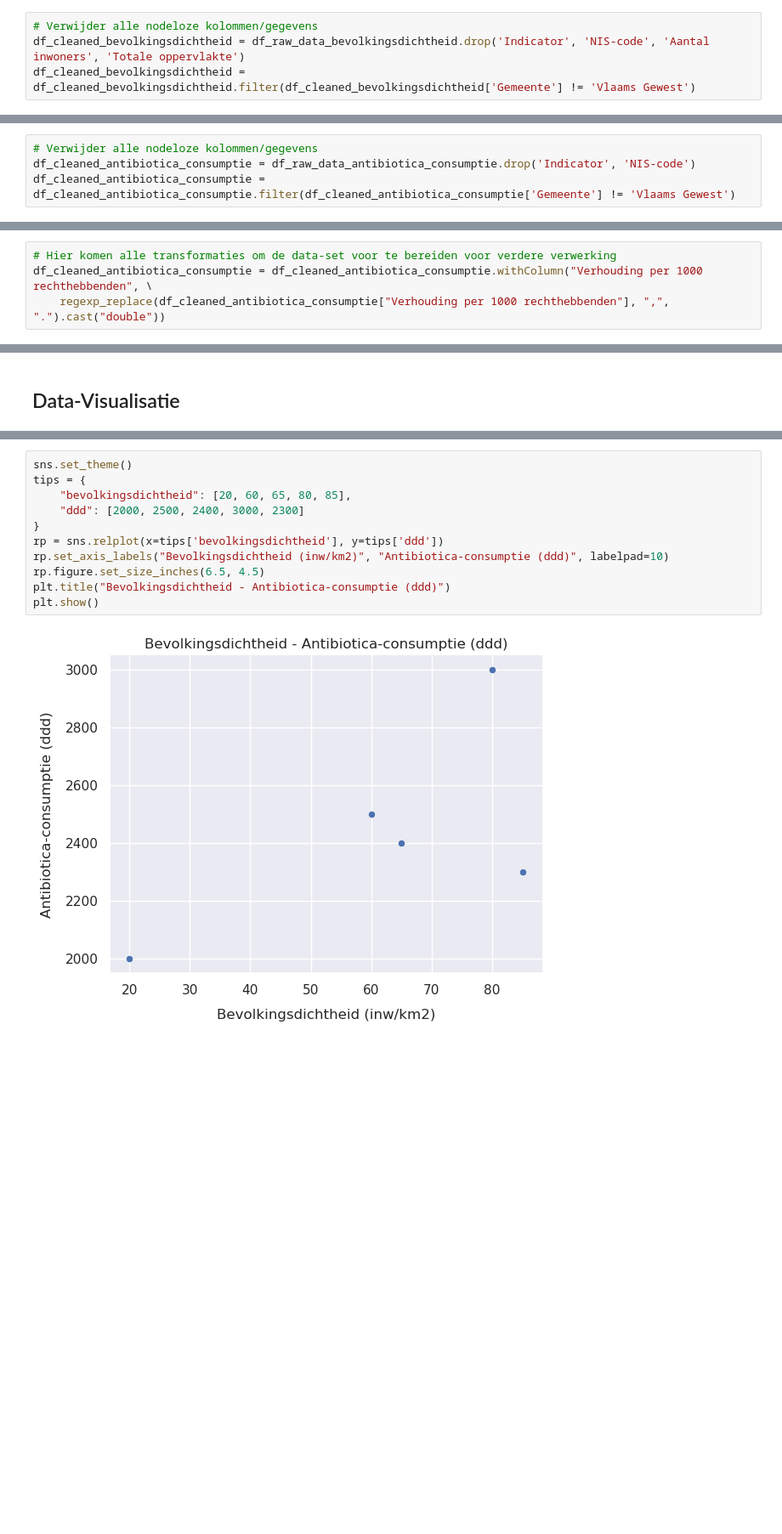
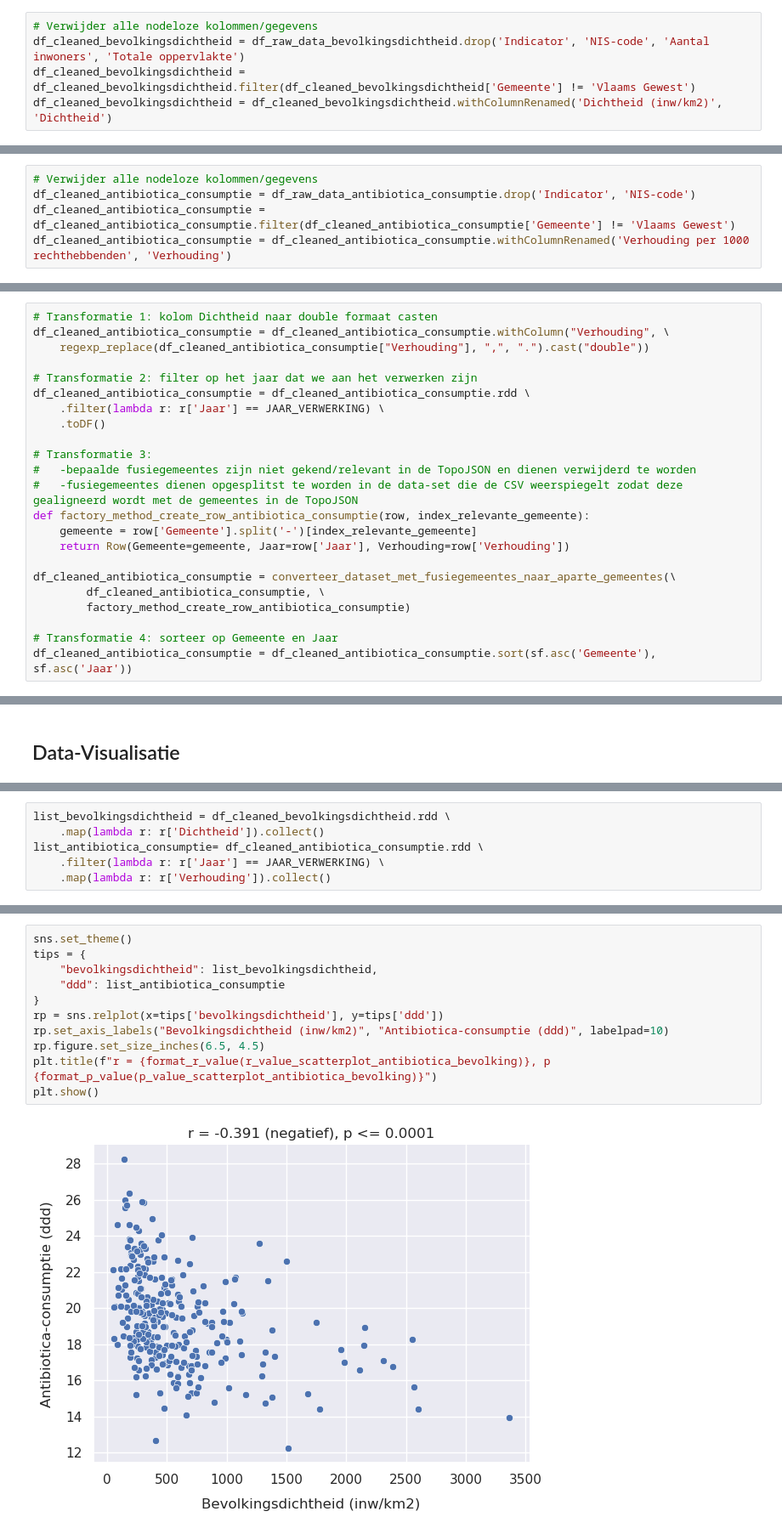
Before and after one commit to jkeustermans/DataVisualization, a Jupyter notebook: Project-Data-Visualization.ipynb, the cells around one changed output, grey strips where cells are left out. Shown at 85% size. Drawn from its saved outputs; the diff is of its cells as text; blank space fills up the shorter version.

Commit message:
Data Transformaties voor Bevolkingsdichtheid en Antibiotica-consumptie aanpassen inzake fusiegemeentes en afbeelden Scatterplot Bevolkingsdichtheid-Antibiotica met reele data

```diff
--- a/Project-Data-Visualization.ipynb
+++ b/Project-Data-Visualization.ipynb
@@ -83,6 +148,7 @@ Daarna verwijderen we alle gegevens van de data-set die we niet nodig hebben.
 # Verwijder alle nodeloze kolommen/gegevens
 df_cleaned_bevolkingsdichtheid = df_raw_data_bevolkingsdichtheid.drop('Indicator', 'NIS-code', 'Aantal inwoners', 'Totale oppervlakte')
 df_cleaned_bevolkingsdichtheid = df_cleaned_bevolkingsdichtheid.filter(df_cleaned_bevolkingsdichtheid['Gemeente'] != 'Vlaams Gewest')
+df_cleaned_bevolkingsdichtheid = df_cleaned_bevolkingsdichtheid.withColumnRenamed('Dichtheid (inw/km2)', 'Dichtheid')
 # %% [markdown]
 ### Basiscontroles
 # %% [markdown]
@@ -155,6 +245,7 @@ Daarna verwijderen we alle gegevens van de data-set die we niet nodig hebben.
 # Verwijder alle nodeloze kolommen/gegevens
 df_cleaned_antibiotica_consumptie = df_raw_data_antibiotica_consumptie.drop('Indicator', 'NIS-code')
 df_cleaned_antibiotica_consumptie = df_cleaned_antibiotica_consumptie.filter(df_cleaned_antibiotica_consumptie['Gemeente'] != 'Vlaams Gewest')
+df_cleaned_antibiotica_consumptie = df_cleaned_antibiotica_consumptie.withColumnRenamed('Verhouding per 1000 rechthebbenden', 'Verhouding')
 # %% [markdown]
 ### Basiscontroles
 # %% [markdown]
@@ -181,7 +276,26 @@ We transformeren vervolgens de data in een formaat waar we makkelijk mee kunnen
 # %%
-# Hier komen alle transformaties om de data-set voor te bereiden voor verdere verwerking
-df_cleaned_antibiotica_consumptie = df_cleaned_antibiotica_consumptie.withColumn("Verhouding per 1000 rechthebbenden", \
-    regexp_replace(df_cleaned_antibiotica_consumptie["Verhouding per 1000 rechthebbenden"], ",", ".").cast("double"))
+# Transformatie 1: kolom Dichtheid naar double formaat casten
+df_cleaned_antibiotica_consumptie = df_cleaned_antibiotica_consumptie.withColumn("Verhouding", \
+    regexp_replace(df_cleaned_antibiotica_consumptie["Verhouding"], ",", ".").cast("double"))
+
+# Transformatie 2: filter op het jaar dat we aan het verwerken zijn
+df_cleaned_antibiotica_consumptie = df_cleaned_antibiotica_consumptie.rdd \
+    .filter(lambda r: r['Jaar'] == JAAR_VERWERKING) \
+    .toDF()
+
+# Transformatie 3:
+#   -bepaalde fusiegemeentes zijn niet gekend/relevant in de TopoJSON en dienen verwijderd te worden
+#   -fusiegemeentes dienen opgesplitst te worden in de data-set die de CSV weerspiegelt zodat deze gealigneerd wordt met de gemeentes in de TopoJSON
+def factory_method_create_row_antibiotica_consumptie(row, index_relevante_gemeente):
+    gemeente = row['Gemeente'].split('-')[index_relevante_gemeente]
+    return Row(Gemeente=gemeente, Jaar=row['Jaar'], Verhouding=row['Verhouding'])
+
+df_cleaned_antibiotica_consumptie = converteer_dataset_met_fusiegemeentes_naar_aparte_gemeentes(\
+        df_cleaned_antibiotica_consumptie, \
+        factory_method_create_row_antibiotica_consumptie)
+
+# Transformatie 4: sorteer op Gemeente en Jaar
+df_cleaned_antibiotica_consumptie = df_cleaned_antibiotica_consumptie.sort(sf.asc('Gemeente'), sf.asc('Jaar'))
 # %% [markdown]
 We beelden een subset af om te zien hoe de data eruit ziet.
 # %%
@@ -261,0 +370,6 @@ Voorlopig is dit nog mock-data.
+# %%
+list_bevolkingsdichtheid = df_cleaned_bevolkingsdichtheid.rdd \
+    .map(lambda r: r['Dichtheid']).collect()
+list_antibiotica_consumptie= df_cleaned_antibiotica_consumptie.rdd \
+    .filter(lambda r: r['Jaar'] == JAAR_VERWERKING) \
+    .map(lambda r: r['Verhouding']).collect()
@@ -262,13 +380,13 @@ Voorlopig is dit nog mock-data.
 # %%
 sns.set_theme()
 tips = {
-    "bevolkingsdichtheid": [20, 60, 65, 80, 85],
-    "ddd": [2000, 2500, 2400, 3000, 2300]
+    "bevolkingsdichtheid": list_bevolkingsdichtheid,
+    "ddd": list_antibiotica_consumptie
 }
 rp = sns.relplot(x=tips['bevolkingsdichtheid'], y=tips['ddd'])
 rp.set_axis_labels("Bevolkingsdichtheid (inw/km2)", "Antibiotica-consumptie (ddd)", labelpad=10)
 rp.figure.set_size_inches(6.5, 4.5)
-plt.title("Bevolkingsdichtheid - Antibiotica-consumptie (ddd)")
+plt.title(f"r = {format_r_value(r_value_scatterplot_antibiotica_bevolking)}, p {format_p_value(p_value_scatterplot_antibiotica_bevolking)}")
 plt.show()
 # %% [output]
-[figure, old version]
+[figure, new version]
```
Also changed, not shown: parts of 25 cells of this notebook.
